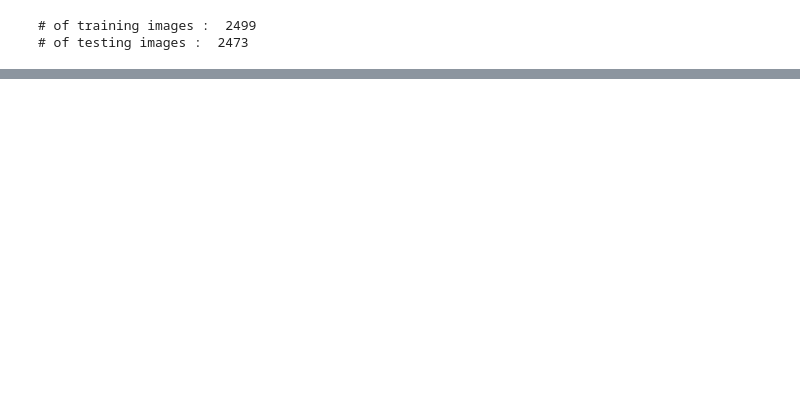
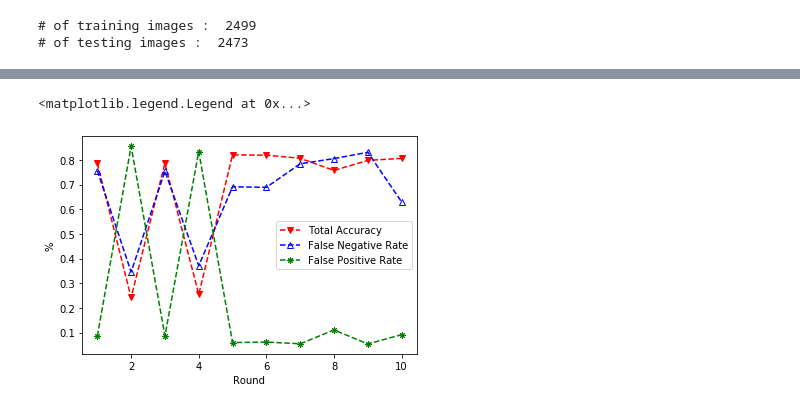
Before and after one commit to ChiehFu/649_viola_jone, a Jupyter notebook: viola_jone.ipynb, the cells around one changed output, grey strips where cells are left out. Cells and saved outputs as stored; diff of their text form; code cells hidden in the pictures; blank space fills up the shorter version.

```diff
--- a/viola_jone.ipynb
+++ b/viola_jone.ipynb
@@ -424,0 +494,12 @@ False Negative Rate: 0.7076271186440678 (334/472)
+# %%
+import matplotlib.pyplot as plt
+x_axis = [i for i in range(1, 11)]
+plt.plot(x_axis, test_acc, c='r',marker="v",ls='--',label='Total Accuracy')
+plt.plot(x_axis, test_fnr, c='b', marker="^",ls='--',label='False Negative Rate',fillstyle='none')
+plt.plot(x_axis, test_fpr, c='g', marker=(8,2,0),ls='--',label='False Positive Rate')
+plt.xlabel("Round")
+plt.ylabel("%")
+plt.legend()
+# %% [output]
+<matplotlib.legend.Legend at 0x...>
+[figure, added]
```
Also changed, not shown: parts of 9 cells of this notebook, 4 other files.
